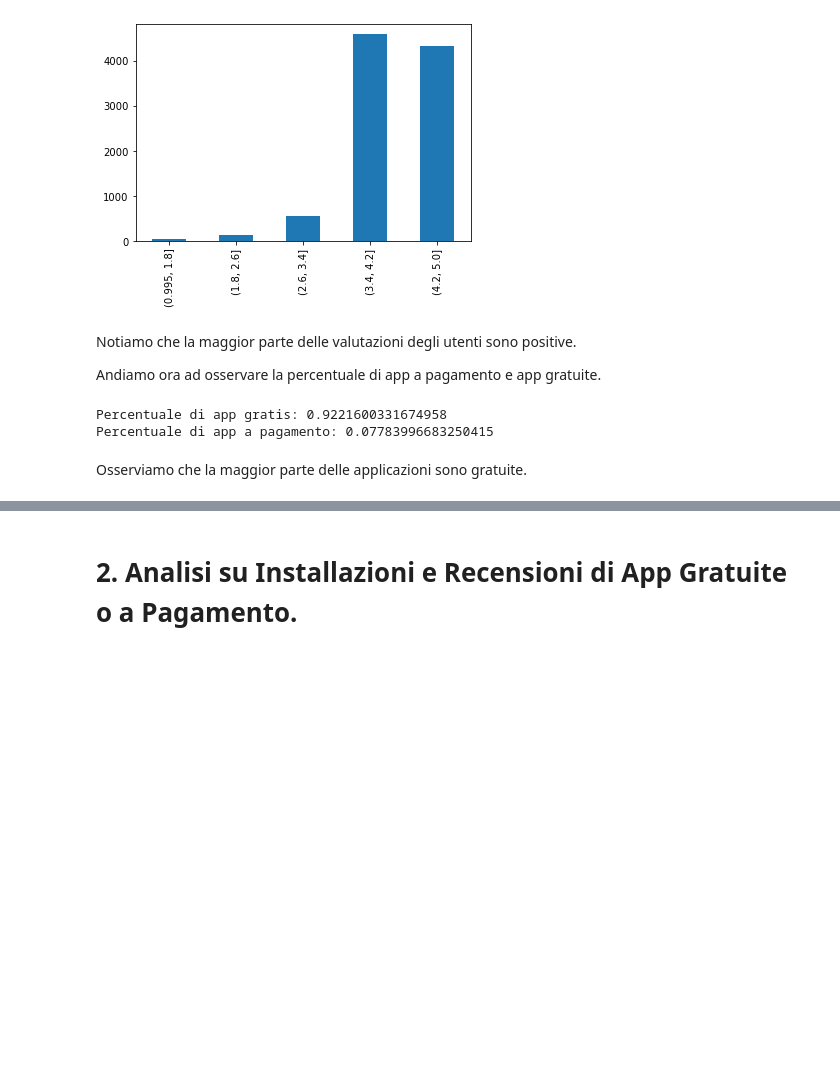
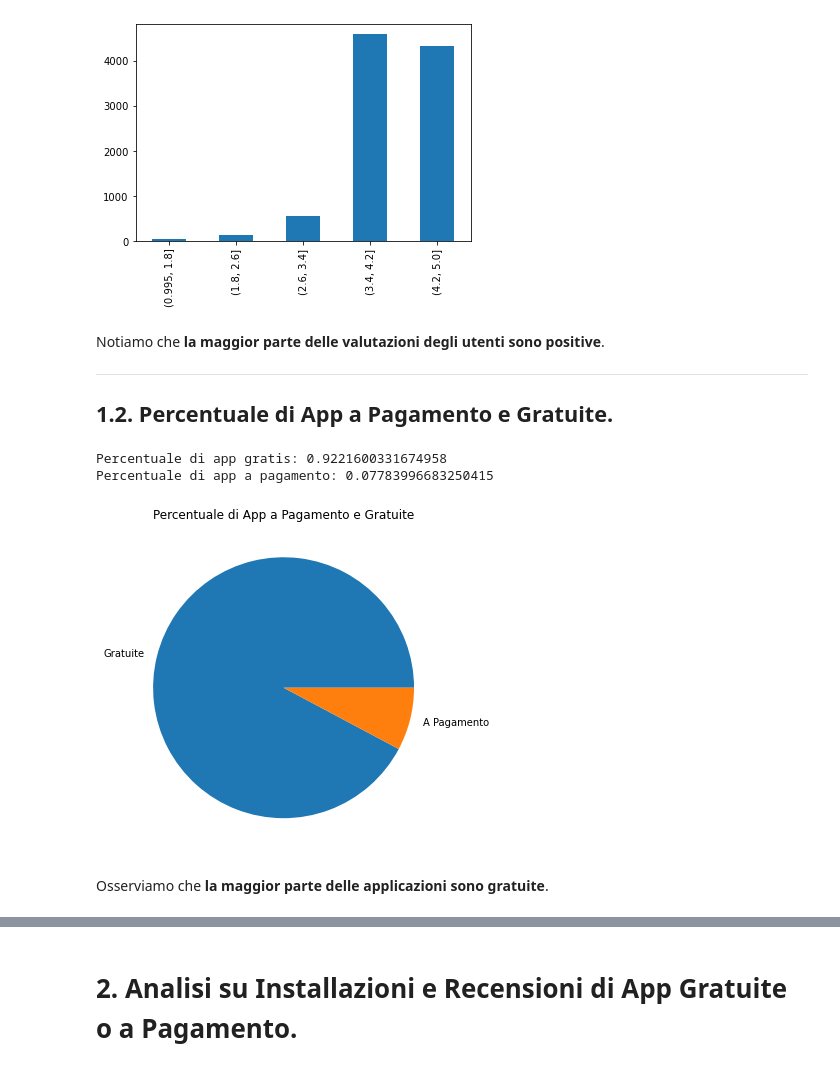
Before and after one commit to LorenzoLaCorte/playstore-analysis, a Jupyter notebook: La Corte, Progetto Finale - App Gratuite e App a Pagamento.ipynb, the cells around one changed output, grey strips where cells are left out. Saved outputs shown, nothing was run; the diff lists cells and outputs as text; code cells hidden in the pictures; blank space fills up the shorter version.

```diff
--- a/La Corte, Progetto Finale - App Gratuite e App a Pagamento.ipynb
+++ b/La Corte, Progetto Finale - App Gratuite e App a Pagamento.ipynb
@@ -304,21 +329,27 @@ Ratings.plot(kind = 'bar')
 <AxesSubplot:>
 [figure]
 # %% [markdown]
-Notiamo che la maggior parte delle valutazioni degli utenti sono positive.
+Notiamo che **la maggior parte delle valutazioni degli utenti sono positive**.
 
-Andiamo ora ad osservare la percentuale di app a pagamento e app gratuite.
+-------------------------------------------------------------------------------
+
+## 1.2. Percentuale di App a Pagamento e Gratuite.
 # %%
+playstore['Type'].value_counts().plot(kind='pie', figsize=(6,6), labels=['Gratuite','A Pagamento'], title='Percentuale di App a Pagamento e Gratuite', ylabel = '')
+
+# creo dei dataset che mi serviranno per le prossime analisi
 free_apps = playstore[playstore['Type']==0]
 paid_apps = playstore[playstore['Type']==1]
 
 perc_app_gratis = len(free_apps) / playstore.shape[0]
 perc_app_pagate = len(paid_apps) / playstore.shape[0]
 
 print("Percentuale di app gratis: " + str(perc_app_gratis))
 print("Percentuale di app a pagamento: " + str(perc_app_pagate))
 # %% [output]
 Percentuale di app gratis: 0.9221600331674958
 Percentuale di app a pagamento: 0.07783996683250415
+[figure, added]
 # %% [markdown]
-Osserviamo che la maggior parte delle applicazioni sono gratuite.
+Osserviamo che **la maggior parte delle applicazioni sono gratuite**.
 # %% [markdown]
```
Also changed, not shown: parts of 103 cells of this notebook.
